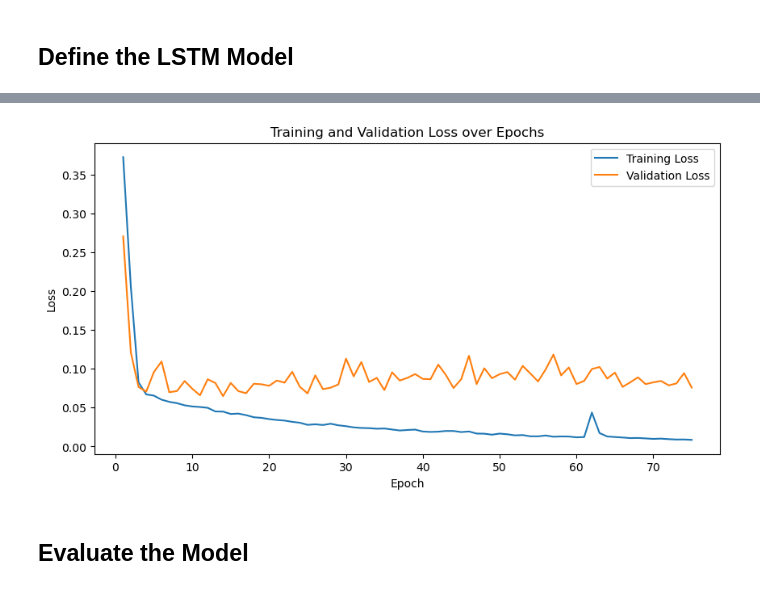
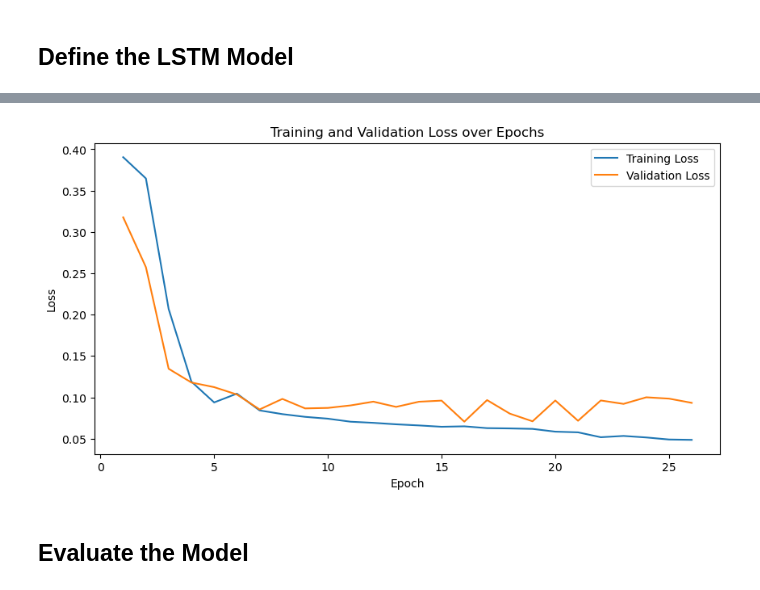
Before and after one commit to d-sbrgr/DSPRO1-power-prediction, a Jupyter notebook: nn_model_daily.ipynb, the cells around one changed output, grey strips where cells are left out. Drawn from its saved outputs; the diff is of its cells as text; code cells hidden in the pictures.

Commit message:
Revised daily lstm model

```diff
--- a/nn_model_daily.ipynb
+++ b/nn_model_daily.ipynb
@@ -261,16 +276,9 @@ sequence_length = 50
 # %%
-def create_sequences(inputs, targets, sequence_length):
-    Xs, ys = [], []
-    for i in range(len(inputs) - sequence_length):
-        Xs.append(inputs.iloc[i:(i + sequence_length)].values)
-        ys.append(targets.iloc[i + sequence_length].values)
-    return np.array(Xs), np.array(ys)
-
 # Create sequences for training data
-X_train, y_train = create_sequences(X_train_scaled, y_train_scaled, sequence_length)
+X_train, y_train = create_sequences(X_train, y_train, sequence_length)
 
 # Create sequences for testing data
-X_test, y_test = create_sequences(X_test_scaled, y_test_scaled, sequence_length)
+X_test, y_test = create_sequences(X_test, y_test, sequence_length)
 # %%
 X_train_backup = X_train
 y_train_backup = y_train
@@ -290,7 +298,7 @@ test_dataset = TensorDataset(X_test, y_test)
 
 # Create DataLoaders with a smaller batch size
 batch_size = 32
-train_loader = DataLoader(train_dataset, batch_size=batch_size, shuffle=True)
+train_loader = DataLoader(train_dataset, batch_size=batch_size, shuffle=False)
 test_loader = DataLoader(test_dataset, batch_size=batch_size, shuffle=False)
 # %% [markdown]
 ## Define the LSTM Model
@@ -336,11 +347,15 @@ model = LSTMModel(input_size, hidden_size, num_layers).to(device)
 criterion = nn.SmoothL1Loss()
 optimizer = torch.optim.Adam(model.parameters(), lr=0.0005)
+# %%
+# Early Stopping Parameters
+patience = 10
+min_val_loss = float('inf')
+patience_counter = 0
+
+num_epochs = 50
+training_loss = []
+validation_loss = []
 # %%
-# Adjusted Training Loop with Loss Recording
-num_epochs = 75
-training_loss = []
-validation_loss = []
-
 for epoch in tqdm(range(num_epochs)):
     model.train()
     total_train_loss = 0
@@ -376,4 +391,16 @@ for epoch in tqdm(range(num_epochs)):
     validation_loss.append(avg_val_loss)
 
     print(f'Epoch [{epoch+1}/{num_epochs}], Train Loss: {avg_train_loss:.4f}, Val Loss: {avg_val_loss:.4f}')
+
+    # Early Stopping Check
+    if avg_val_loss < min_val_loss:
+        min_val_loss = avg_val_loss
+        patience_counter = 0
+        best_model_state = model.state_dict()  # Save best model
+    else:
+        patience_counter += 1
+
+    if patience_counter >= patience:
+        print(f"Early stopping at epoch {epoch+1}")
+        break
 # %% [output]
@@ -397,14 +424,14 @@ Epoch [75/75], Train Loss: 0.0085, Val Loss: 0.0758
 # %%
 plt.figure(figsize=(10, 5))
-plt.plot(range(1, num_epochs + 1), training_loss, label='Training Loss')
-plt.plot(range(1, num_epochs + 1), validation_loss, label='Validation Loss')
+plt.plot(range(1, len(training_loss) + 1), training_loss, label='Training Loss')
+plt.plot(range(1, len(validation_loss) + 1), validation_loss, label='Validation Loss')
 plt.xlabel('Epoch')
 plt.ylabel('Loss')
 plt.title('Training and Validation Loss over Epochs')
 plt.legend()
 plt.show()
 # %% [output]
-[figure, old version]
+[figure, new version]
 # %% [markdown]
 ## Evaluate the Model
 # %%
```
Also changed, not shown: parts of 26 cells of this notebook.
